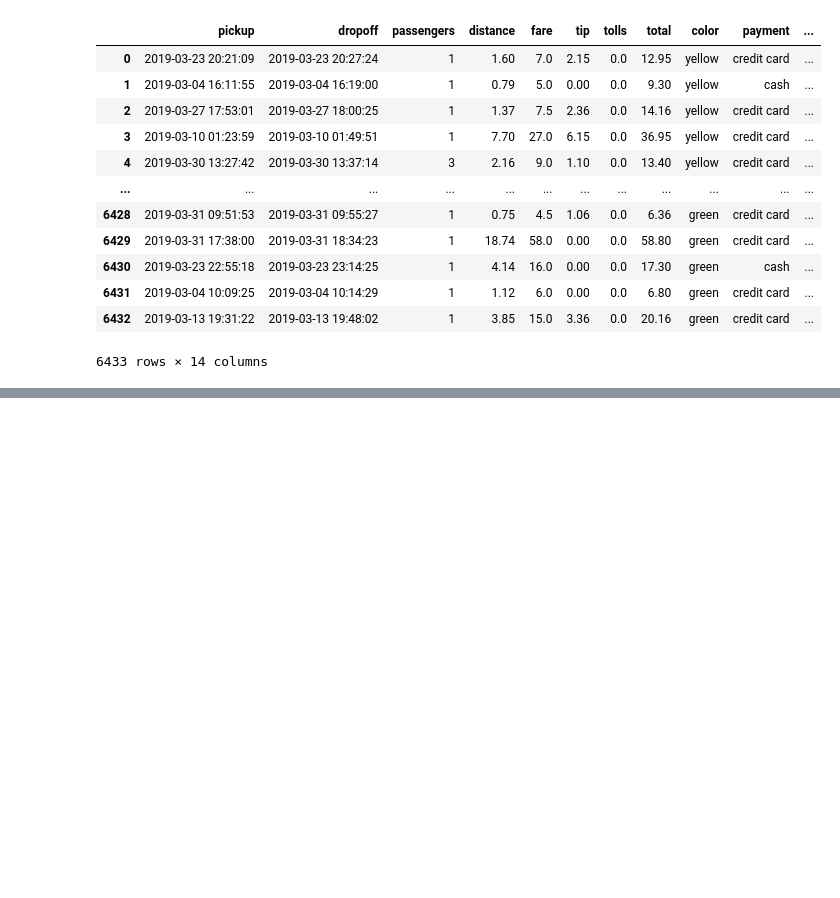
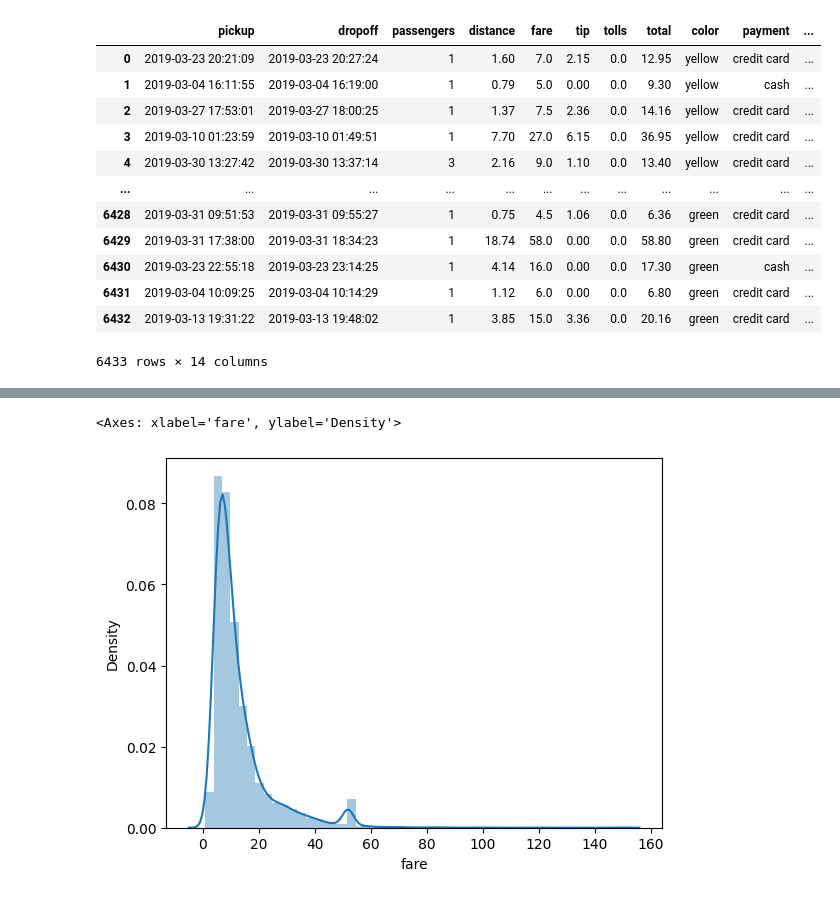
Before and after one commit to ramkishor-ch/ML, a Jupyter notebook: 6_ML_Feature scaling.ipynb, the cells around one changed output, grey strips where cells are left out. Cells and saved outputs as stored; diff of their text form; code cells hidden in the pictures; blank space fills up the shorter version.

```diff
--- a/6_ML_Feature scaling.ipynb
+++ b/6_ML_Feature scaling.ipynb
@@ -273,7 +273,8 @@ array([[-7.46753247e-02, -1.20960000e+00],
 # %%
 #internal homework
 # do scaling all methods you have learnt as above starting of the page
-sns.load_dataset("taxis")
+df_1 = sns.load_dataset("taxis")
+df_1
 # %% [output]
 |  | pickup | dropoff | passengers | distance | fare | tip | tolls | total | color | payment | ... |
 | 0 | 2019-03-23 20:21:09 | 2019-03-23 20:27:24 | 1 | 1.60 | 7.0 | 2.15 | 0.0 | 12.95 | yellow | credit card | ... |
@@ -290,0 +323,9 @@ sns.load_dataset("taxis")
+# %%
+# scaling is optional because scaling doesnt change the distribution of data
+# scaling is the best practice to do
+
+#before scaling
+sns.distplot(df_1['fare'])
+# %% [output]
+<Axes: xlabel='fare', ylabel='Density'>
+[figure, added]
```
Also changed, not shown: parts of 15 cells of this notebook, 2 other files.
